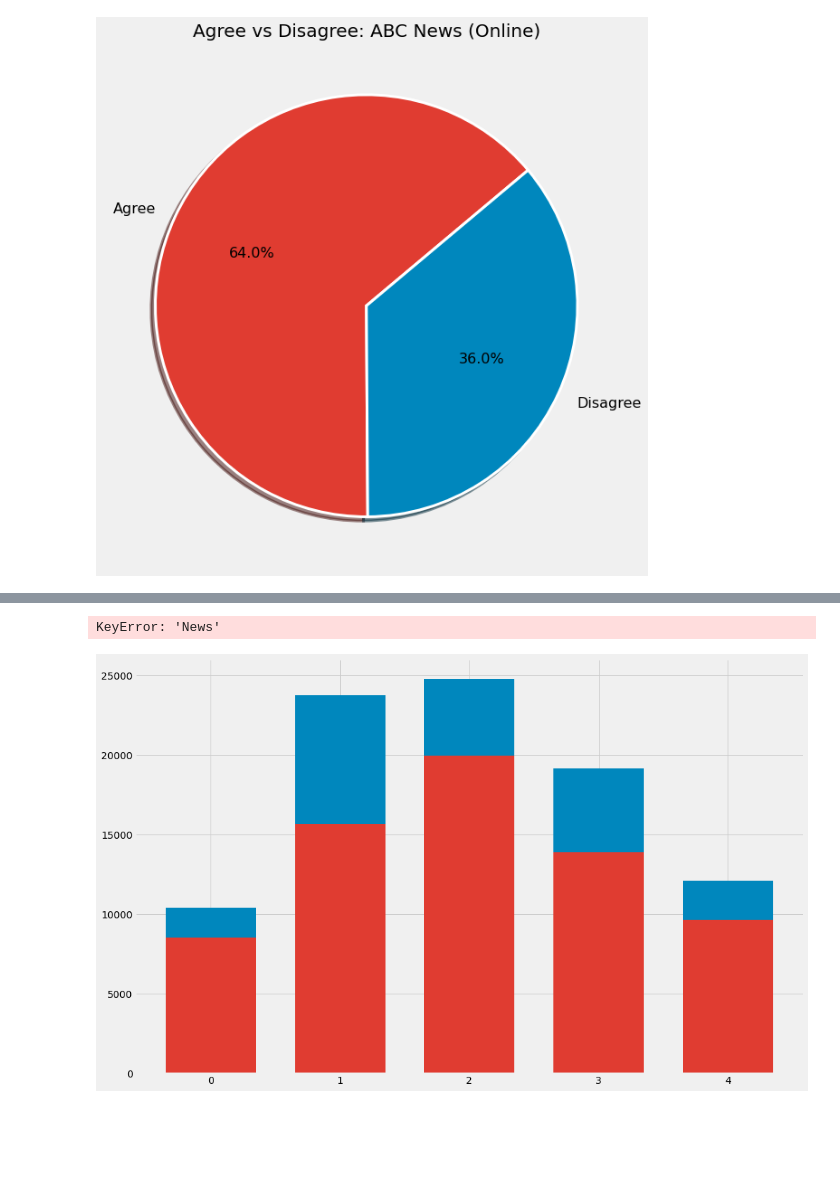
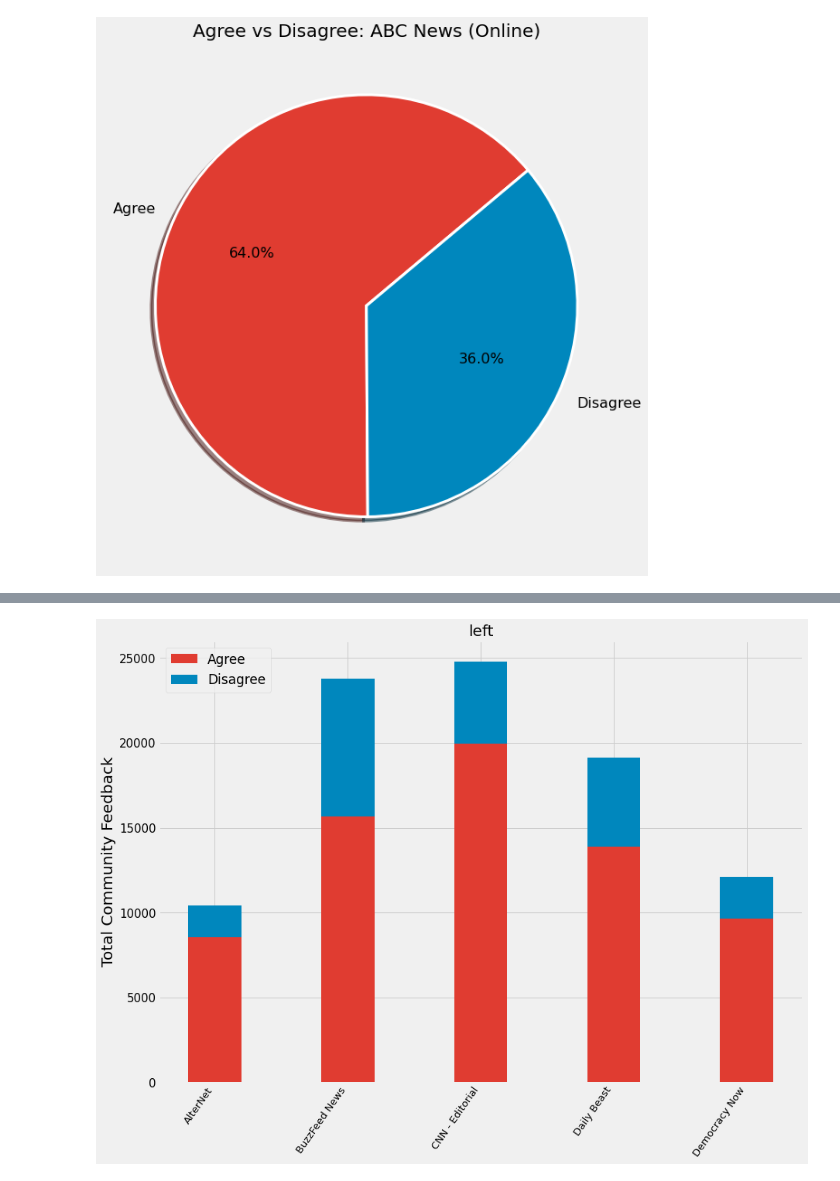
Before and after one commit to RamonAsuncion/allsides-web-scraper, a Jupyter notebook: Graphs.ipynb, the cells around one changed output, grey strips where cells are left out. Drawn from its saved outputs; the diff is of its cells as text; code cells hidden in the pictures; blank space fills up the shorter version.

Commit message:
Final edit to the left bias chart

```diff
--- a/Graphs.ipynb
+++ b/Graphs.ipynb
@@ -79,29 +83,25 @@ plt.show()  # To make the plot appear
 # %%
 df3 = df.head(15).copy()  # copys the first 15 from data.
 
-fg, ax = plt.subplots(figsize=(15, 10))
+fg, ax = plt.subplots(figsize=(13, 10))
 
 df3['agree'] = df3[df3['AllSides Bias Rating'] == 'left']['Agree']
 df3['disagree'] = df3[df3['AllSides Bias Rating'] == 'left']['Disagree']
 df3['news'] = df3[df3['AllSides Bias Rating'] == 'left']['News Source'].reset_index(drop=True)
 
-y = np.arange(len(df3['news'].dropna()))
-x = np.arange(len(df3['news']))
-z = df3['news'].dropna()
+news_source = np.arange(len(df3['news'].dropna()))
+width = 0.4
 
-width = 0.7
+plt.bar(news_source, df3['agree'].reset_index(drop=True).dropna(), color='#E03C31', width=width, label='Agree')
+plt.bar(news_source, df3['disagree'].dropna().reset_index(drop=True), color='#0087BD', bottom = df3['agree'].reset_index(drop=True).dropna(), width=width, label='Disagree')
 
-plt.bar(y, df3['agree'].reset_index(drop=True).dropna(), color='#E03C31', width=width, label='Agree')
-plt.bar(y, df3['disagree'].dropna().reset_index(drop=True), color='#0087BD', bottom = df3['agree'].reset_index(drop=True).dropna(), width=width, label='Disagree')
-
-plt.xticks(ticks=y, labels=df3['News'].dropna(), rotation=55, ha='right', fontsize="13")
+plt.xticks(ticks=news_source, labels=df3['news'].dropna(), rotation=55, ha='right', fontsize="13")
 plt.yticks(fontsize="15")
 
 plt.legend(loc='upper left', fontsize=17)
-plt.title('Allsides rating vs. Community feedback', fontsize=20)
+plt.title('left', fontsize=20)
 plt.ylabel('Total Community Feedback', fontsize=20)
 plt.tight_layout()
 plt.show()  # To make the plot appear
 # %% [output]
-KeyError: 'News'
-[figure, old version]
+[figure, new version]
```
Also changed, not shown: parts of 7 cells of this notebook.
